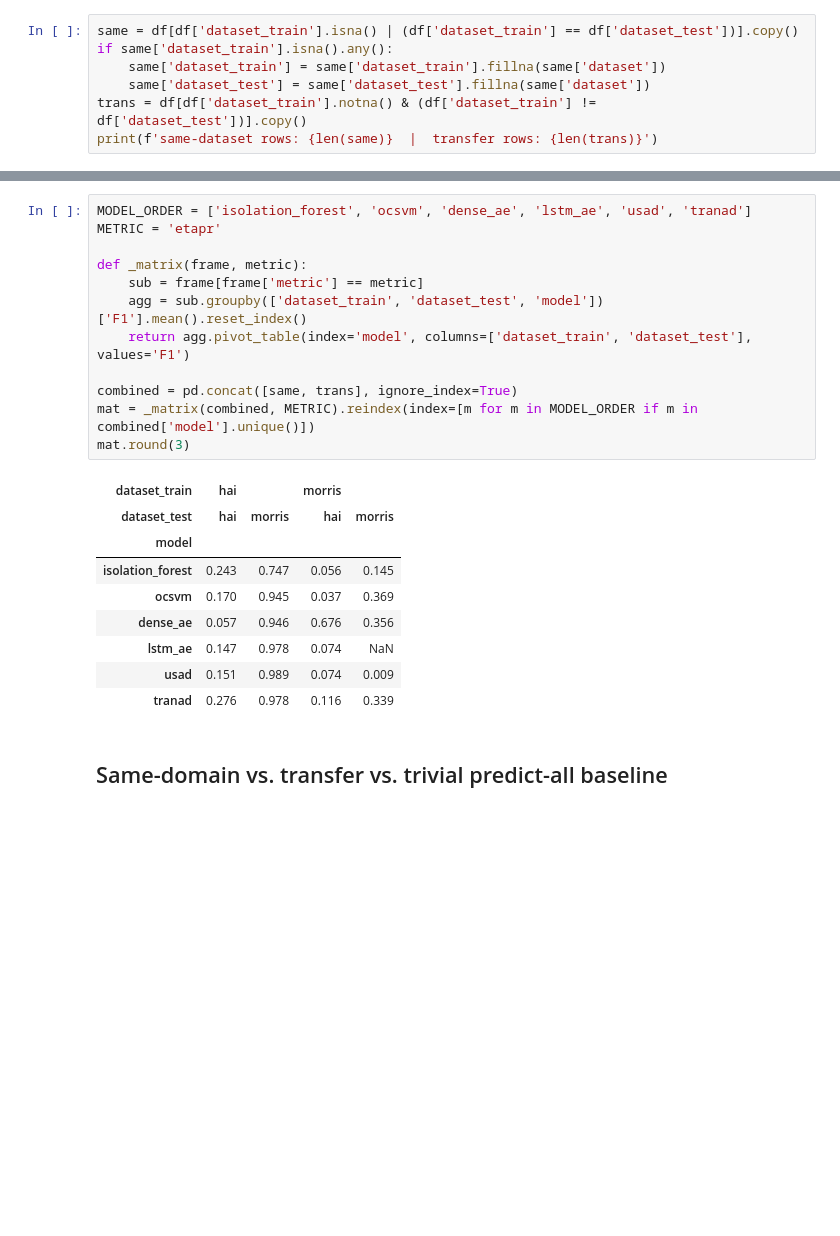
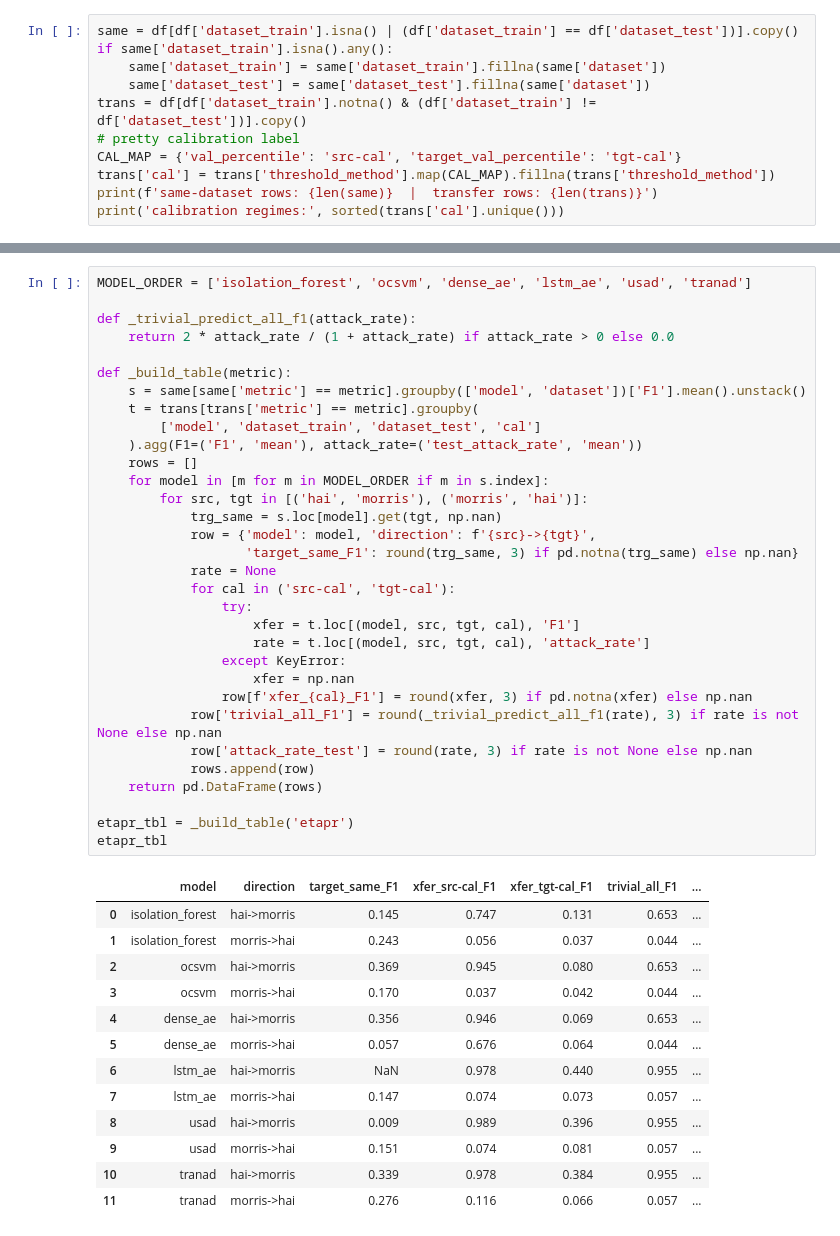
Before and after one commit to mapeke/ics-anomaly-detection, a Jupyter notebook: notebooks/05_cross_dataset.ipynb, the cells around one changed output, grey strips where cells are left out. Cells and saved outputs as stored; diff of their text form; blank space fills up the shorter version.

```diff
--- a/notebooks/05_cross_dataset.ipynb
+++ b/notebooks/05_cross_dataset.ipynb
@@ -37,5 +43,9 @@ if same['dataset_train'].isna().any():
     same['dataset_train'] = same['dataset_train'].fillna(same['dataset'])
     same['dataset_test'] = same['dataset_test'].fillna(same['dataset'])
 trans = df[df['dataset_train'].notna() & (df['dataset_train'] != df['dataset_test'])].copy()
+# pretty calibration label
+CAL_MAP = {'val_percentile': 'src-cal', 'target_val_percentile': 'tgt-cal'}
+trans['cal'] = trans['threshold_method'].map(CAL_MAP).fillna(trans['threshold_method'])
 print(f'same-dataset rows: {len(same)}  |  transfer rows: {len(trans)}')
+print('calibration regimes:', sorted(trans['cal'].unique()))
 # %% [output]
@@ -45,24 +56,46 @@ same-dataset rows: 69  |  transfer rows: 60
 # %%
 MODEL_ORDER = ['isolation_forest', 'ocsvm', 'dense_ae', 'lstm_ae', 'usad', 'tranad']
-METRIC = 'etapr'
 
-def _matrix(frame, metric):
-    sub = frame[frame['metric'] == metric]
-    agg = sub.groupby(['dataset_train', 'dataset_test', 'model'])['F1'].mean().reset_index()
-    return agg.pivot_table(index='model', columns=['dataset_train', 'dataset_test'], values='F1')
+def _trivial_predict_all_f1(attack_rate):
+    return 2 * attack_rate / (1 + attack_rate) if attack_rate > 0 else 0.0
 
-combined = pd.concat([same, trans], ignore_index=True)
-mat = _matrix(combined, METRIC).reindex(index=[m for m in MODEL_ORDER if m in combined['model'].unique()])
-mat.round(3)
+def _build_table(metric):
+    s = same[same['metric'] == metric].groupby(['model', 'dataset'])['F1'].mean().unstack()
+    t = trans[trans['metric'] == metric].groupby(
+        ['model', 'dataset_train', 'dataset_test', 'cal']
+    ).agg(F1=('F1', 'mean'), attack_rate=('test_attack_rate', 'mean'))
+    rows = []
+    for model in [m for m in MODEL_ORDER if m in s.index]:
+        for src, tgt in [('hai', 'morris'), ('morris', 'hai')]:
+            trg_same = s.loc[model].get(tgt, np.nan)
+            row = {'model': model, 'direction': f'{src}->{tgt}',
+                   'target_same_F1': round(trg_same, 3) if pd.notna(trg_same) else np.nan}
+            rate = None
+            for cal in ('src-cal', 'tgt-cal'):
+                try:
+                    xfer = t.loc[(model, src, tgt, cal), 'F1']
+                    rate = t.loc[(model, src, tgt, cal), 'attack_rate']
+                except KeyError:
+                    xfer = np.nan
+                row[f'xfer_{cal}_F1'] = round(xfer, 3) if pd.notna(xfer) else np.nan
+            row['trivial_all_F1'] = round(_trivial_predict_all_f1(rate), 3) if rate is not None else np.nan
+            row['attack_rate_test'] = round(rate, 3) if rate is not None else np.nan
+            rows.append(row)
+    return pd.DataFrame(rows)
+
+etapr_tbl = _build_table('etapr')
+etapr_tbl
 # %% [output]
-| dataset_train | hai |  | morris |  |
-| dataset_test | hai | morris | hai | morris |
-| model |  |  |  |  |
-| isolation_forest | 0.243 | 0.747 | 0.056 | 0.145 |
-| ocsvm | 0.170 | 0.945 | 0.037 | 0.369 |
-| dense_ae | 0.057 | 0.946 | 0.676 | 0.356 |
-| lstm_ae | 0.147 | 0.978 | 0.074 | NaN |
-| usad | 0.151 | 0.989 | 0.074 | 0.009 |
-| tranad | 0.276 | 0.978 | 0.116 | 0.339 |
+|  | model | direction | target_same_F1 | xfer_src-cal_F1 | xfer_tgt-cal_F1 | trivial_all_F1 | ... |
+| 0 | isolation_forest | hai->morris | 0.145 | 0.747 | 0.131 | 0.653 | ... |
+| 1 | isolation_forest | morris->hai | 0.243 | 0.056 | 0.037 | 0.044 | ... |
+| 2 | ocsvm | hai->morris | 0.369 | 0.945 | 0.080 | 0.653 | ... |
+| 3 | ocsvm | morris->hai | 0.170 | 0.037 | 0.042 | 0.044 | ... |
+| 4 | dense_ae | hai->morris | 0.356 | 0.946 | 0.069 | 0.653 | ... |
+| 5 | dense_ae | morris->hai | 0.057 | 0.676 | 0.064 | 0.044 | ... |
+| 6 | lstm_ae | hai->morris | NaN | 0.978 | 0.440 | 0.955 | ... |
+| 7 | lstm_ae | morris->hai | 0.147 | 0.074 | 0.073 | 0.057 | ... |
+| 8 | usad | hai->morris | 0.009 | 0.989 | 0.396 | 0.955 | ... |
+| 9 | usad | morris->hai | 0.151 | 0.074 | 0.081 | 0.057 | ... |
+| 10 | tranad | hai->morris | 0.339 | 0.978 | 0.384 | 0.955 | ... |
+| 11 | tranad | morris->hai | 0.276 | 0.116 | 0.066 | 0.057 | ... |
-# %% [markdown]
-## Same-domain vs. transfer vs. trivial predict-all baseline
```
Also changed, not shown: parts of 12 cells of this notebook, 15 other files.
